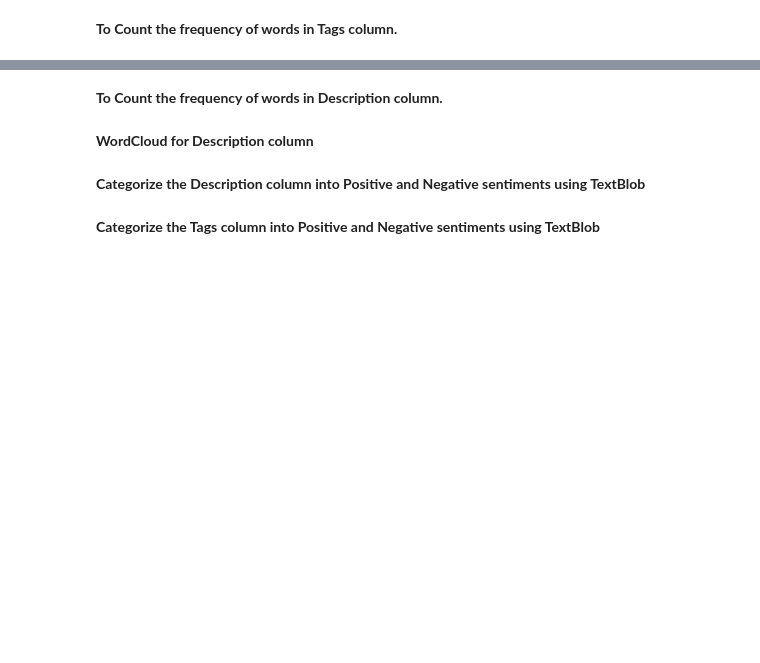
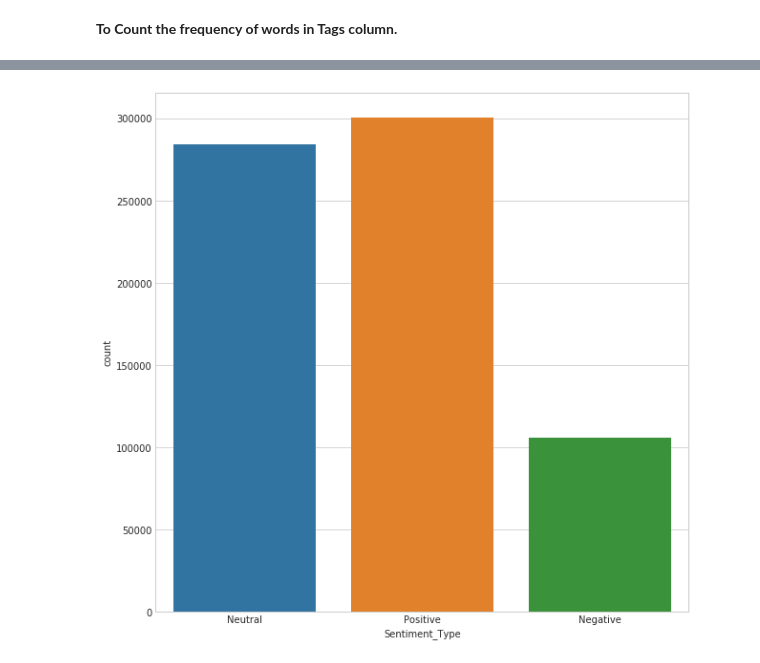
Before and after one commit to Denpeer/sentiment, a Jupyter notebook: notebook.ipynb, the cells around one changed output, grey strips where cells are left out. Cells and saved outputs as stored; diff of their text form; code cells hidden in the pictures; blank space fills up the shorter version.

Commit message:
sentiment analysis notebook page

```diff
--- a/notebook.ipynb
+++ b/notebook.ipynb
@@ -133,44 +123,3 @@ word_cloud.to_file("./wordcloud_comments.png")
 <wordcloud.wordcloud.WordCloud at 0x...>
 # %% [markdown]
 **To Count the frequency of words in Tags column.**
-# %%
-from collections import Counter
-from nltk.tokenize import RegexpTokenizer
-from stop_words import get_stop_words
-import re
-
-top_N = 100
-#convert list of list into text
-#a=''.join(str(r) for v in df_usa['title'] for r in v)
-
-tags_lower = df_usa['tags'].str.lower().str.cat(sep=' ')
-
-# removes punctuation,numbers and returns list of words
-tags_remove_pun = re.sub('[^A-Za-z]+', ' ', tags_lower)
-
-#remove all the stopwords from the text
-stop_words = list(get_stop_words('en'))
-nltk_words = list(stopwords.words('english'))
-stop_words.extend(nltk_words)
-
-word_tokens_tags = word_tokenize(tags_remove_pun)
-filtered_sentence_tags = [w_tags for w_tags in word_tokens_tags if not w_tags in stop_words]
-filtered_sentence_tags = []
-for w_tags in word_tokens_tags:
-    if w_tags not in stop_words:
-        filtered_sentence_tags.append(w_tags)
-
-# Remove characters which have length less than 2
-without_single_chr_tags = [word_tags for word_tags in filtered_sentence_tags if len(word_tags) > 2]
-
-# Remove numbers
-cleaned_data_tags = [word_tags for word_tags in without_single_chr_tags if not word_tags.isnumeric()]
-
-# Calculate frequency distribution
-word_dist_tags = nltk.FreqDist(cleaned_data_tags)
-rslt_tags = pd.DataFrame(word_dist_tags.most_common(top_N),
-                    columns=['Word', 'Frequency'])
-
-plt.figure(figsize=(10,10))
-sns.set_style("whitegrid")
-ax = sns.barplot(x="Word",y="Frequency", data=rslt_tags.head(7))
@@ -181,2 +125,0 @@ wc(cleaned_data_tags,'black','Common Words' )
-# %% [markdown]
-**To Count the frequency of words in Description column.**
@@ -229,2 +125,0 @@ ax = sns.barplot(x="Word", y="Frequency", data=rslt_desc.head(7))
-# %% [markdown]
-**WordCloud for Description column**
@@ -233,29 +126,27 @@ wc(cleaned_data_desc,'black','Frequent Words' )
-# %% [markdown]
-**Categorize the Description column into Positive and Negative sentiments using TextBlob**
 # %%
 from textblob import TextBlob
 
 bloblist_desc = list()
 
-df_usa_descr_str=df_usa['description'].astype(str)
+df_usa_descr_str=df_usa_comments['comment_text'].astype(str)
 for row in df_usa_descr_str:
     blob = TextBlob(row)
     bloblist_desc.append((row,blob.sentiment.polarity, blob.sentiment.subjectivity))
-    df_usa_polarity_desc = pd.DataFrame(bloblist_desc, columns = ['sentence','sentiment','polarity'])
+df_usa_polarity_desc = pd.DataFrame(bloblist_desc, columns = ['sentence','sentiment','polarity'])
 
 def f(df_usa_polarity_desc):
     if df_usa_polarity_desc['sentiment'] > 0:
         val = "Positive"
     elif df_usa_polarity_desc['sentiment'] == 0:
         val = "Neutral"
     else:
         val = "Negative"
     return val
 
 df_usa_polarity_desc['Sentiment_Type'] = df_usa_polarity_desc.apply(f, axis=1)
 
 plt.figure(figsize=(10,10))
 sns.set_style("whitegrid")
 ax = sns.countplot(x="Sentiment_Type", data=df_usa_polarity_desc)
+# %% [output]
+[figure, added]
-# %% [markdown]
-**Categorize the Tags column into Positive and Negative sentiments using TextBlob**
```
Also changed, not shown: parts of 14 cells of this notebook, 2 other files.
